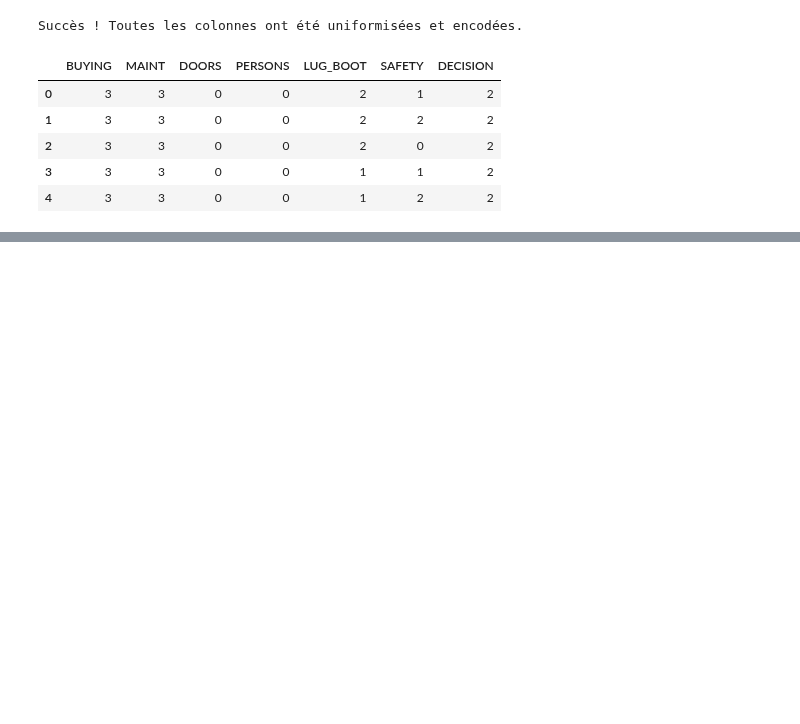
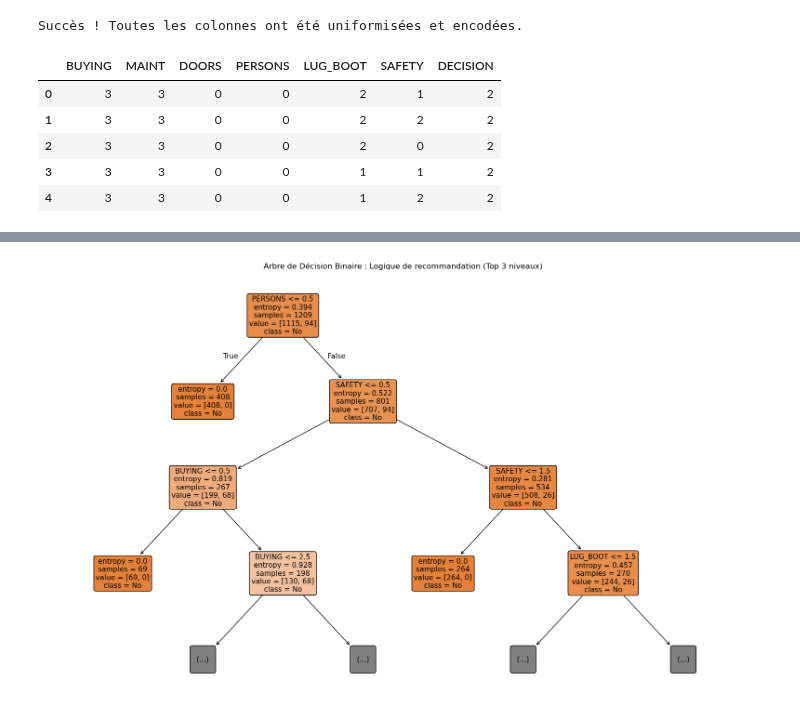
Before and after one commit to oussema-wess/CarModelAcceptance-DecisionTrees-Ensemble, a Jupyter notebook: Car_Evaluation_Classification.ipynb, the cells around one changed output, grey strips where cells are left out. Saved outputs shown, nothing was run; the diff lists cells and outputs as text; code cells hidden in the pictures; blank space fills up the shorter version.

```diff
--- a/Car_Evaluation_Classification.ipynb
+++ b/Car_Evaluation_Classification.ipynb
@@ -70,0 +280,11 @@ Succès ! Toutes les colonnes ont été uniformisées et encodées.
+# %%
+# Duplication pour ne pas modifier df_bis
+df_binary = df_bis.copy()
+
+# Mapping des classes vers le binaire (0 ou 1)
+# On identifie les codes numériques correspondant à 'good' (1) et 'vgood' (3)
+target_map = {1: 1, 3: 1, 0: 0, 2: 0}
+df_binary['DECISION'] = df_binary['DECISION'].map(target_map)
+
+print("Nouvelle répartition des classes (0: No, 1: Yes) :")
+print(df_binary['DECISION'].value_counts())
@@ -70,0 +301,29 @@ Succès ! Toutes les colonnes ont été uniformisées et encodées.
+# %%
+# Division des données binaires
+X_bin = df_binary.iloc[:, 0:6]
+y_bin = df_binary.iloc[:, 6]
+
+X_train_b, X_test_b, y_train_b, y_test_b = train_test_split(
+    X_bin, y_bin, train_size=0.7, test_size=0.3, random_state=1, stratify=y_bin
+)
+
+# Entraînement
+tree_bin = DecisionTreeClassifier(criterion="entropy", max_depth=4)
+tree_bin.fit(X_train_b, y_train_b)
+
+# Visualisation simplifiée
+# On augmente la taille de la figure et on réduit la profondeur pour la clarté
+plt.figure(figsize=(20, 12))
+
+plot_tree(tree_bin,
+          feature_names=X.columns,
+          class_names=['No', 'Yes'],
+          filled=True,
+          rounded=True,
+          fontsize=11,          # <--- Police légèrement plus grande
+          max_depth=3)          # <--- On limite la vue pour l'interprétation
+
+plt.title("Arbre de Décision Binaire : Logique de recommandation (Top 3 niveaux)")
+plt.show()
+# %% [output]
+[figure, added]
```
Also changed, not shown: parts of 38 cells of this notebook, 2 other files.
